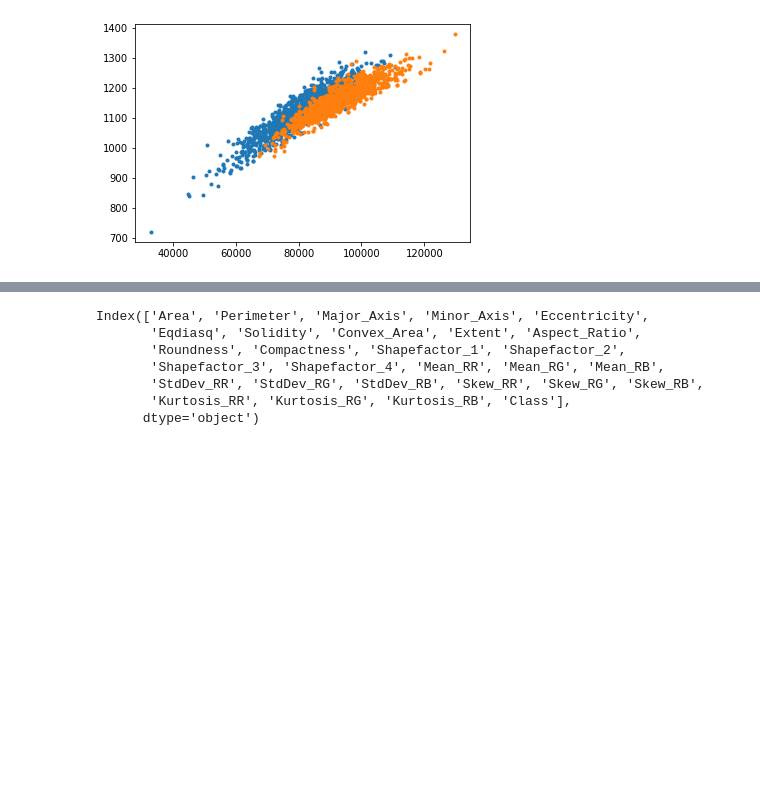
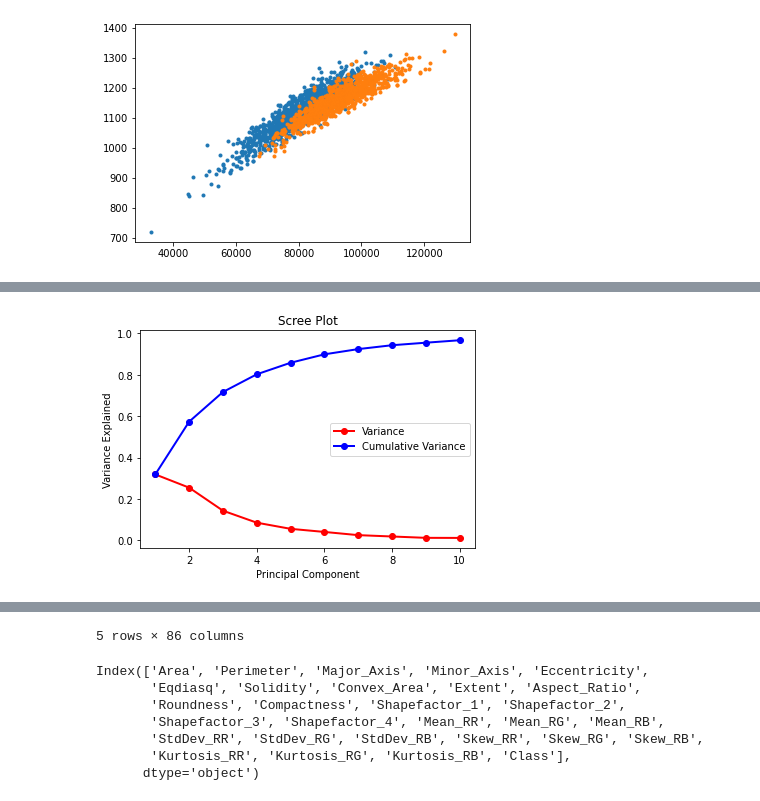
Before and after one commit to bkbormes1/ML_image_feature_processing, a Jupyter notebook: albert_initial.ipynb, the cells around one changed output, grey strips where cells are left out. Drawn from its saved outputs; the diff is of its cells as text; code cells hidden in the pictures; blank space fills up the shorter version.

```diff
--- a/albert_initial.ipynb
+++ b/albert_initial.ipynb
@@ -875,0 +860,28 @@ plt.show()
+# %%
+import pandas as pd
+import numpy as np
+import matplotlib.pyplot as plt
+from sklearn.preprocessing import StandardScaler
+from sklearn.decomposition import PCA
+
+df = pd.read_csv("pistachios.csv", index_col=0)
+scaler = StandardScaler()
+X = scaler.fit_transform(df[df.columns[3:]])
+
+#define PCA model to use
+pca = PCA(n_components=10)
+
+#fit PCA model to data
+pca_fit = pca.fit(X)
+
+PC_values = np.arange(pca.n_components_) + 1
+plt.plot(PC_values, pca.explained_variance_ratio_, 'o-', linewidth=2, color='red', label="Variance")
+plt.plot(PC_values, np.cumsum(pca.explained_variance_ratio_), 'o-', linewidth=2, color='blue', label="Cumulative Variance")
+plt.title('Scree Plot')
+plt.xlabel('Principal Component')
+plt.ylabel('Variance Explained')
+plt.legend()
+plt.show()
+df.head()
+# %% [output]
+[figure, added]
@@ -876,3 +894,4 @@ plt.show()
+5 rows × 86 columns
 # %%
 # ignore all below
 import pandas as pd
```
Also changed, not shown: parts of 34 cells of this notebook, 1 other file.
